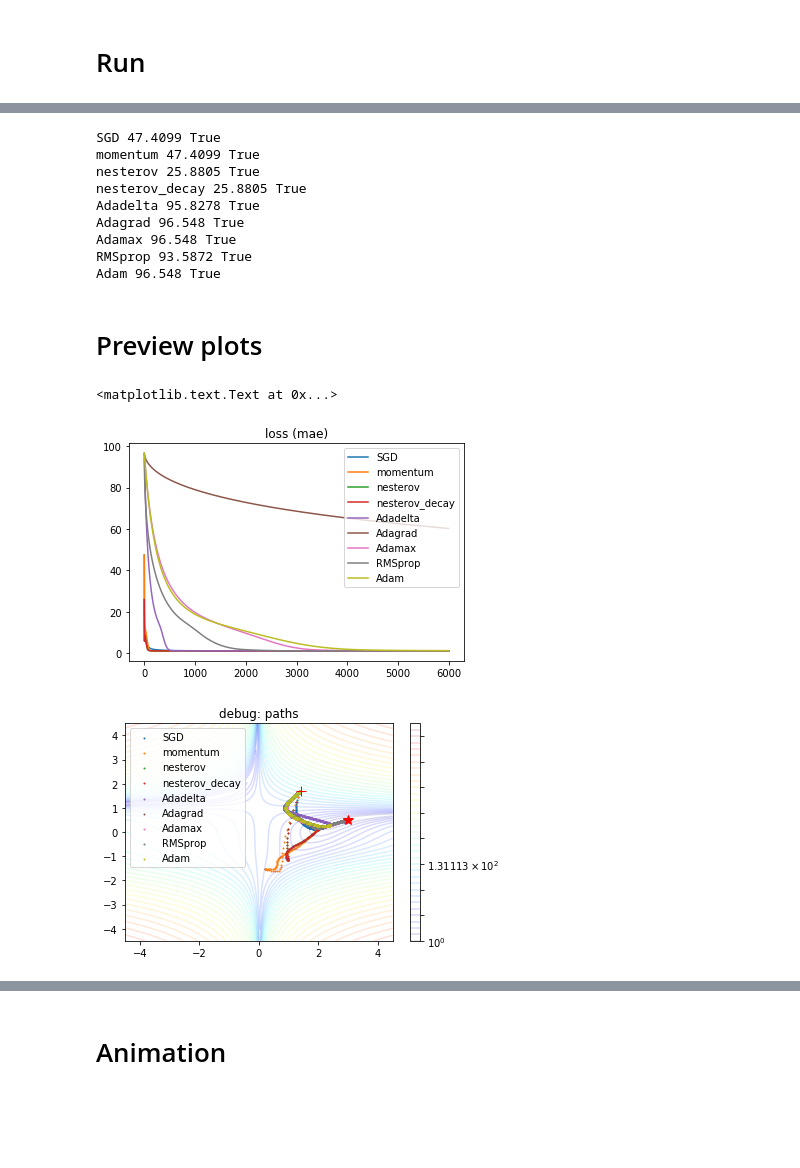
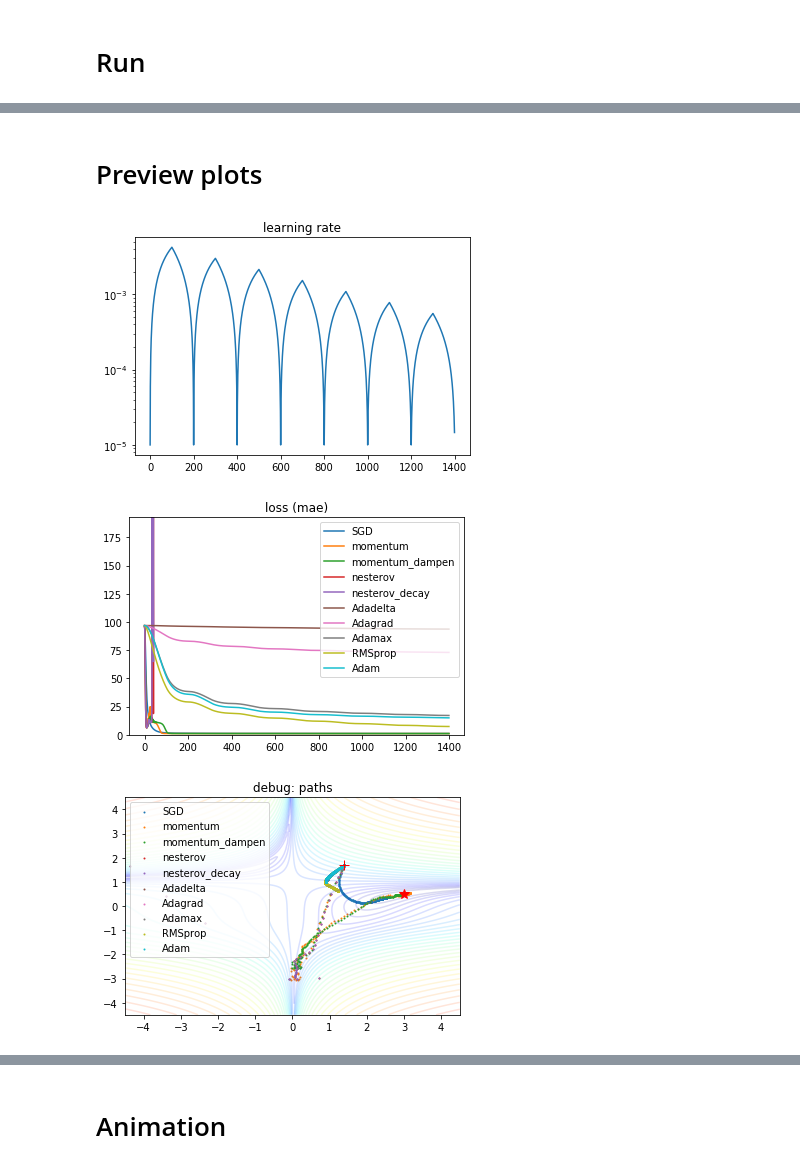
Before and after one commit to wassname/viz_torch_optim, a Jupyter notebook: main.ipynb, the cells around one changed output, grey strips where cells are left out. Drawn from its saved outputs; the diff is of its cells as text; code cells hidden in the pictures; blank space fills up the shorter version.

```diff
--- a/main.ipynb
+++ b/main.ipynb
@@ -382,6 +612,9 @@ plt.show()
 [figure]
 # %% [markdown]
 # Run
+# %%
+# you could use a lr scheduler too
+scheduler = lambda optimizer: CyclicLR(optimizer, base_lr=1e-5, max_lr=5e-3, step_size=100, mode='exp_range', gamma=0.9983)
 # %%
 import torch.optim as optim
 lr = problem.lr
@@ -418,7 +666,28 @@ for name, constructor in constructors.items():
 # %%
+results = {}
+distance = {}
+
+for name, constructor in tqdm(constructors.items()):
+    data, dist, lrs = test_f(problem.f, problem.df, constructor, x0=problem.x0, steps=problem.steps, scheduler=scheduler)
+
+    results[name] = data
+    distance[name] = dist
+len(results)
+
 # calc paths and elevation
 methods = constructors.keys()
 paths = np.array([path.T for path in results.values()]) # should be (2,N) each
 zpaths = np.array([[problem.f(torch.FloatTensor(p)).numpy()-z_min[0] + zeps for p in path.T] for path in paths])
 paths.shape, zpaths.shape
+
+# DEBUG: check z's
+for i, name in enumerate(results):
+    zmax = zpaths[i][np.isfinite(zpaths[i])].max()
+    print(name, zmax, '\t', np.isfinite(zmax).all(), '\t', zmax.max()>z[:,0].max())
+
+# clip zpaths
+zmax = z.max()
+zpaths[np.isfinite(zpaths)==False]=zmax
+zpaths = np.clip(zpaths, 0, zmax)
+zpaths.shape
 # %% [output]
@@ -426,15 +704,0 @@ paths.shape, zpaths.shape
-# %%
-# DEBUG: check z's
-for i, name in enumerate(results):
-    zmax = zpaths[i][np.isfinite(zpaths[i])].max()
-    print(name, zmax, np.isfinite(zmax).all())
-# %% [output]
-SGD 47.4099 True
-momentum 47.4099 True
-nesterov 25.8805 True
-nesterov_decay 25.8805 True
-Adadelta 95.8278 True
-Adagrad 96.548 True
-Adamax 96.548 True
-RMSprop 93.5872 True
-Adam 96.548 True
@@ -446,31 +705,42 @@ zpaths = np.clip(zpaths, 0, zmax)
 # %% [markdown]
 # Preview plots
-# %%
-for i, name in enumerate(results):
-    plt.plot(np.abs(zpaths[i]), label=name)
-plt.legend()
-plt.title('loss (mae)')
-# %% [output]
-<matplotlib.text.Text at 0x...>
-[figure, removed]
 # %%
+# Preview plots
 # static preview 2d to let you debug your steps and learning rate
+plt.plot(lrs)
+plt.yscale('log')
+plt.title('learning rate')
+plt.show()
+
+# loss
+for i, name in enumerate(results):
+    plt.plot(np.abs(zpaths[i]), label=name)
+plt.legend()
+plt.title('loss (mae)')
+plt.ylim(0,zpaths[:,0].mean()*2)
+plt.show()
+
+
+
+# Position
 ax = plt.gca()
 for name in results:
     plt.scatter(*results[name].T, label=name, s=1)
 plt.legend()
 plt.xlim(xmin,xmax)
 plt.ylim(ymin,ymax)
 
-cm=ax.contour(x, y, z - z_min[0] + zeps, levels=np.logspace(0, logzmax//2, 35), norm=LogNorm(), cmap=plt.cm.jet, alpha=0.15)
-plt.colorbar(cm)
+cm=ax.contour(x, y, z, levels=np.logspace(0, logzmax//2, 35), norm=LogNorm(), cmap=plt.cm.jet, alpha=0.15)
+# plt.colorbar(cm)
 ax.plot(*minima_, 'r*', markersize=10)
 ax.plot(*problem.x0, 'r+', markersize=10)
 plt.title('debug: paths')
 
 plt.show()
 # %% [output]
-[figure, old version]
+[figure, new version]
+[figure, added]
+[figure, added]
 # %%
 # static preview 3d
 fig = plt.figure(figsize=(8, 5))
```
Also changed, not shown: parts of 39 cells of this notebook.
